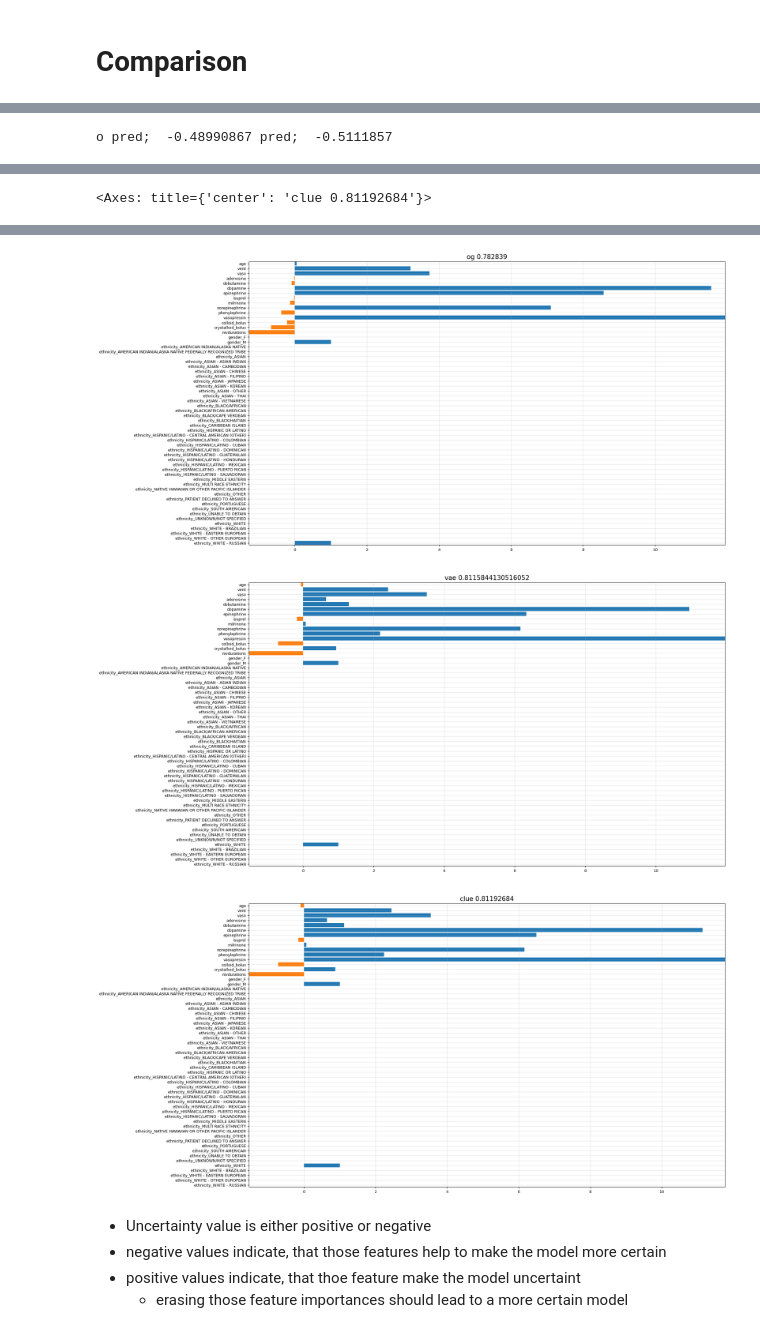
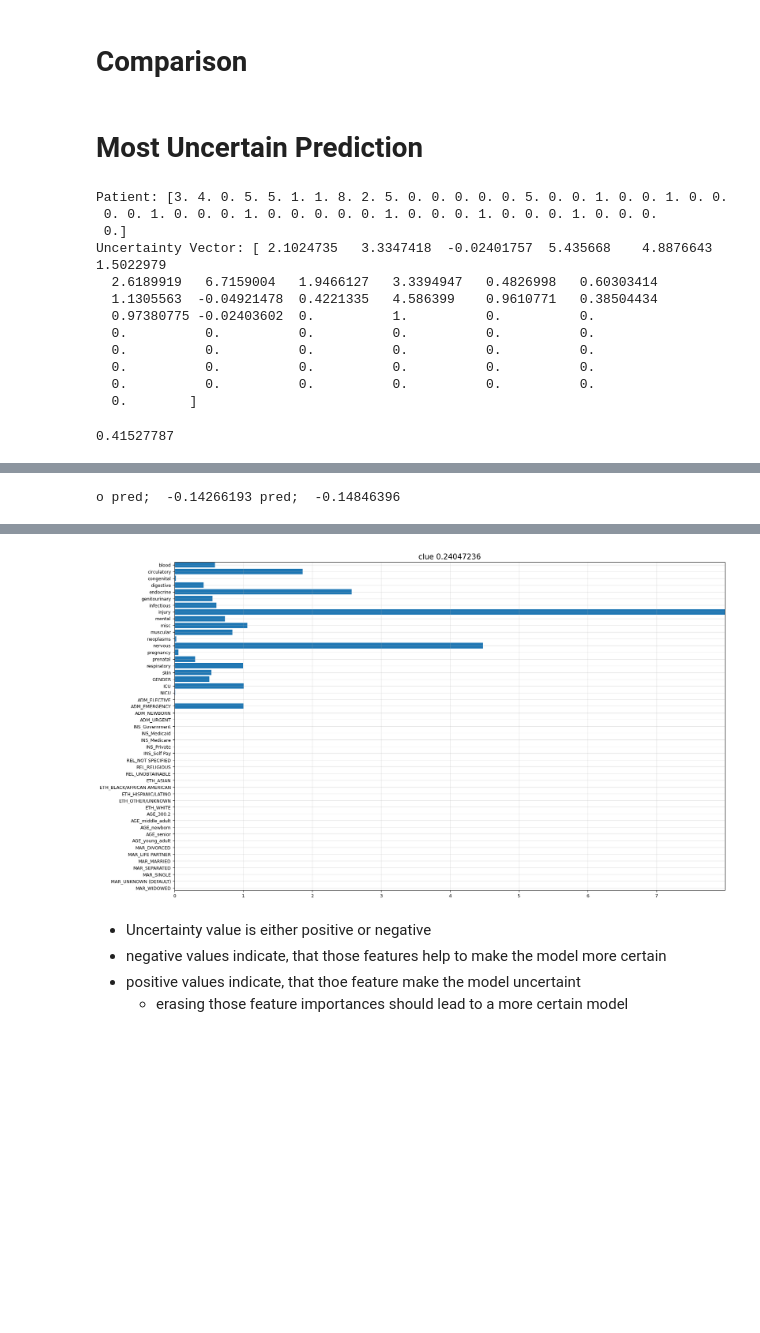
Before and after one commit to lsch0lz/counterfactuals, a Jupyter notebook: examples/mimic_clue_regression.ipynb, the cells around one changed output, grey strips where cells are left out. Saved outputs shown, nothing was run; the diff lists cells and outputs as text; code cells hidden in the pictures; blank space fills up the shorter version.

Commit message:
feat: finalize LoS prediction

```diff
--- a/examples/mimic_clue_regression.ipynb
+++ b/examples/mimic_clue_regression.ipynb
@@ -17,7 +17,7 @@ INFO:numexpr.utils:Note: NumExpr detected 10 cores but "NUMEXPR_MAX_THREADS" not
 INFO:numexpr.utils:NumExpr defaulting to 8 threads.
 # %%
 CSV_PATH = "./../data/"
-save_dir = "/Users/lukasscholz/repositorys/studienprojekt/counterfactuals/data/mimic/regression/length_of_stay_regression/state_dicts.pkl"
+save_dir = "/Users/lukasscholz/repositorys/studienprojekt/counterfactuals/data/mimic/regression/length_of_stay_regression/cleaned_dataset/state_dicts.pkl"
 
 cuda = False
 device: str = "cuda" if cuda else "cpu"
@@ -139,35 +161,8 @@ DEBUG:matplotlib.font_manager:findfont: Matching sans\-serif:style=normal:varian
 # Uncertainty per Dimension / Feature
 # %%
 dname = "mimic"
-# var_names = {"mimic": ['LSAT', 'UGPA', 'race', 'sex']}
 var_names_flat = {
-    "mimic": ["age", "vent", "vaso", "adenosine", "dobutamine", "dopamine",
-              "epinephrine", "isuprel",
-              "milrinone", "norepinephrine", "phenylephrine", "vasopressin", "colloid_bolus", "crystalloid_bolus",
-              "nivdurations", "gender_F",
-              "gender_M", "ethnicity_AMERICAN INDIAN/ALASKA NATIVE",
-              "ethnicity_AMERICAN INDIAN/ALASKA NATIVE FEDERALLY RECOGNIZED TRIBE",
-              "ethnicity_ASIAN", "ethnicity_ASIAN - ASIAN INDIAN", "ethnicity_ASIAN - CAMBODIAN",
-              "ethnicity_ASIAN - CHINESE",
-              "ethnicity_ASIAN - FILIPINO", "ethnicity_ASIAN - JAPANESE", "ethnicity_ASIAN - KOREAN",
-              "ethnicity_ASIAN - OTHER",
-              "ethnicity_ASIAN - THAI", "ethnicity_ASIAN - VIETNAMESE", "ethnicity_BLACK/AFRICAN",
-              "ethnicity_BLACK/AFRICAN AMERICAN",
-              "ethnicity_BLACK/CAPE VERDEAN", "ethnicity_BLACK/HAITIAN", "ethnicity_CARIBBEAN ISLAND",
-              "ethnicity_HISPANIC OR LATINO",
-              "ethnicity_HISPANIC/LATINO - CENTRAL AMERICAN (OTHER)", "ethnicity_HISPANIC/LATINO - COLOMBIAN",
-              "ethnicity_HISPANIC/LATINO - CUBAN",
-              "ethnicity_HISPANIC/LATINO - DOMINICAN", "ethnicity_HISPANIC/LATINO - GUATEMALAN",
-              "ethnicity_HISPANIC/LATINO - HONDURAN",
-              "ethnicity_HISPANIC/LATINO - MEXICAN", "ethnicity_HISPANIC/LATINO - PUERTO RICAN",
-              "ethnicity_HISPANIC/LATINO - SALVADORAN",
-              "ethnicity_MIDDLE EASTERN", "ethnicity_MULTI RACE ETHNICITY",
-              "ethnicity_NATIVE HAWAIIAN OR OTHER PACIFIC ISLANDER",
-              "ethnicity_OTHER", "ethnicity_PATIENT DECLINED TO ANSWER", "ethnicity_PORTUGUESE",
-              "ethnicity_SOUTH AMERICAN",
-              "ethnicity_UNABLE TO OBTAIN", "ethnicity_UNKNOWN/NOT SPECIFIED", "ethnicity_WHITE",
-              "ethnicity_WHITE - BRAZILIAN",
-              "ethnicity_WHITE - EASTERN EUROPEAN", "ethnicity_WHITE - OTHER EUROPEAN", "ethnicity_WHITE - RUSSIAN"]
+    "mimic": ["blood","circulatory","congenital","digestive","endocrine","genitourinary","infectious","injury","mental","misc","muscular","neoplasms","nervous","pregnancy","prenatal","respiratory","skin","GENDER","ICU","NICU","ADM_ELECTIVE","ADM_EMERGENCY","ADM_NEWBORN","ADM_URGENT","INS_Government","INS_Medicaid","INS_Medicare","INS_Private","INS_Self Pay","REL_NOT SPECIFIED","REL_RELIGIOUS","REL_UNOBTAINABLE","ETH_ASIAN","ETH_BLACK/AFRICAN AMERICAN","ETH_HISPANIC/LATINO","ETH_OTHER/UNKNOWN","ETH_WHITE","AGE_300.2","AGE_middle_adult","AGE_newborn","AGE_senior","AGE_young_adult","MAR_DIVORCED","MAR_LIFE PARTNER","MAR_MARRIED","MAR_SEPARATED","MAR_SINGLE","MAR_UNKNOWN (DEFAULT)","MAR_WIDOWED"]
 }
 # %%
 # var_N: Which Variable I want to analyze
@@ -370,19 +365,43 @@ plt.tight_layout()
 # %% [markdown]
 # Comparison
+# %% [markdown]
+# Most Uncertain Prediction
+# %%
+Nsample = 10
+
+print(f"Patient: {x_init_batch[Nsample, :]}")
+print(f"Uncertainty Vector: {x_vec[-1, Nsample, :]}")
+# %% [output]
+Patient: [3. 4. 0. 5. 5. 1. 1. 8. 2. 5. 0. 0. 0. 0. 0. 5. 0. 0. 1. 0. 0. 1. 0. 0.
+ 0. 0. 1. 0. 0. 0. 1. 0. 0. 0. 0. 0. 1. 0. 0. 0. 1. 0. 0. 0. 1. 0. 0. 0.
+ 0.]
+Uncertainty Vector: [ 2.1024735   3.3347418  -0.02401757  5.435668    4.8876643   1.5022979
+  2.6189919   6.7159004   1.9466127   3.3394947   0.4826998   0.60303414
+  1.1305563  -0.04921478  0.4221335   4.586399    0.9610771   0.38504434
+  0.97380775 -0.02403602  0.          1.          0.          0.
+  0.          0.          0.          0.          0.          0.
+  0.          0.          0.          0.          0.          0.
+  0.          0.          0.          0.          0.          0.
+  0.          0.          0.          0.          0.          0.
+  0.        ]
+# %%
+highest_value = np.argmax(post_uncert.detach().cpu().numpy())
+post_uncert.detach().cpu().numpy()[highest_value]
+# %% [output]
+0.41527787
 # %%
 from counterfactual_xai.methods.interpretation import gen_bar_plot
 
-Nsample = 1
 
 print('o pred; ', desired_preds[Nsample, 0], 'pred; ', post_preds[Nsample, 0])
 
-gen_bar_plot(var_names_flat[dname], x_init_batch[Nsample], title='og ' + str(te_uncertainty_vec[use_index[Nsample]]),
+"""gen_bar_plot(var_names_flat[dname], x_init_batch[Nsample], title='og ' + str(te_uncertainty_vec[use_index[Nsample]]),
              xlabel=None, ylabel=None, probs=False, hor=True, save_file=None,
-             max_fields=62, fs=9, verbose=False, sort=False, dpi=100, neg_color=True, ax=None, c=None)
+             max_fields=62, fs=9, verbose=False, sort=False, dpi=100, neg_color=True, ax=None, c=None)"""
 
-gen_bar_plot(var_names_flat[dname], x_vec[0, Nsample, :], title='vae ' + str(uncertainty_vec[0, Nsample]), xlabel=None,
+"""gen_bar_plot(var_names_flat[dname], x_vec[0, Nsample, :], title='vae ' + str(uncertainty_vec[0, Nsample]), xlabel=None,
              ylabel=None, probs=False, hor=True, save_file=None, max_fields=62, fs=9, verbose=False, sort=False, dpi=100,
-             neg_color=True, ax=None, c=None)
+             neg_color=True, ax=None, c=None)"""
 
 gen_bar_plot(var_names_flat[dname], x_vec[-1, Nsample, :],
              title='clue ' + str(post_uncert.detach().cpu().numpy()[Nsample]),
@@ -394 +412 @@ WARNING:matplotlib.legend:No artists with labels found to put in legend.  Note t
-o pred;  -0.48990867 pred;  -0.5111857
+o pred;  -0.14266193 pred;  -0.14846396
@@ -396 +413,0 @@ WARNING:matplotlib.legend:No artists with labels found to put in legend.  Note t
-<Axes: title={'center': 'clue 0.81192684'}>
@@ -414,6 +414,4 @@ DEBUG:matplotlib.font_manager:findfont: Matching sans\-serif:style=normal:varian
-[figure, old version]
+[figure, new version]
-[figure, removed]
-[figure, removed]
 # %% [markdown]
 - Uncertainty value is either positive or negative
 - negative values indicate, that those features help to make the model more certain
```
Also changed, not shown: parts of 21 cells of this notebook, 12 other files.
